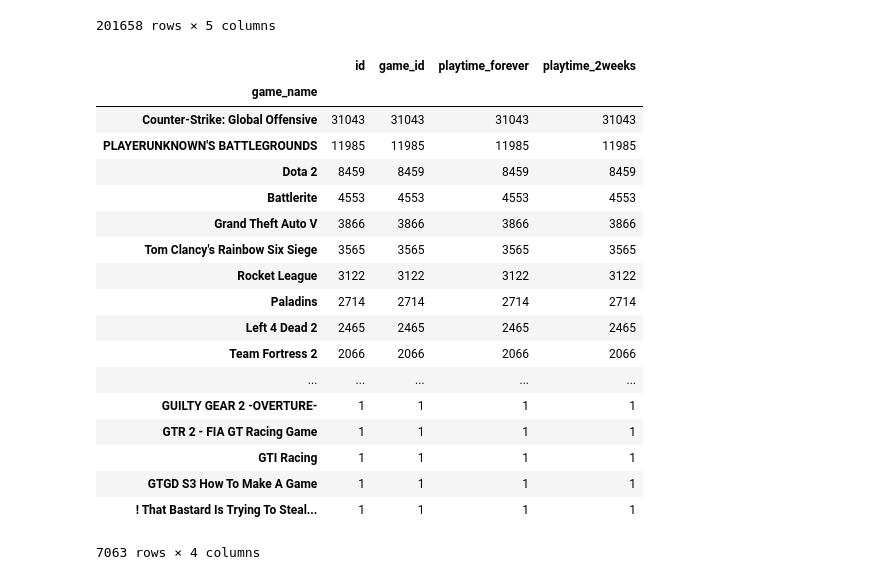
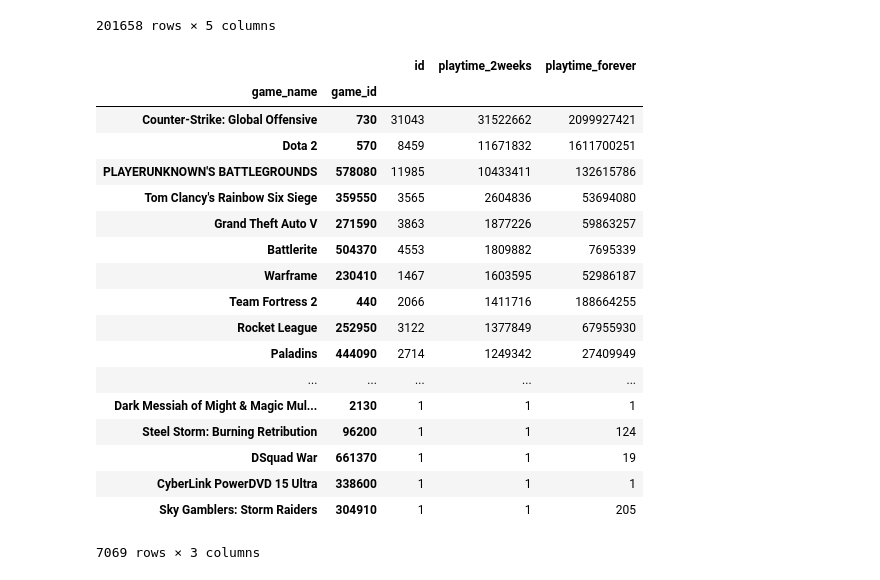
Before and after one commit to if1015-datascience-ufpe/2017-2-projeto-hbcj-lfp2, a Jupyter notebook: Projeto.ipynb, the cells around one changed output. Cells and saved outputs as stored; diff of their text form; code cells hidden in the pictures.

Commit message:
Fixing playtime

```diff
--- a/Projeto.ipynb
+++ b/Projeto.ipynb
@@ -242,10 +208,13 @@ dataGames2
 # %%
-dataGames = pd.read_csv('dataGames.csv')
+#dataGames = pd.read_csv('dataGames.csv')
+#i = 0;
+#dataGames.drop(dataGames.columns[i], axis = 1, inplace=True)
+#frames = [dataGames, dataGames2]
+#dataGames3 = pd.concat(frames,  ignore_index=True).drop_duplicates().reset_index(drop=True)
+dataGames = pd.read_csv('dataGames3.csv')
 i = 0;
 dataGames.drop(dataGames.columns[i], axis = 1, inplace=True)
-frames = [dataGames, dataGames2]
-dataGames3 = pd.concat(frames,  ignore_index=True).drop_duplicates().reset_index(drop=True)
-dataGames3
+dataGames.reset_index(drop=True)
 # %% [output]
 |  | id | game_name | game_id | playtime_forever | playtime_2weeks |
 | 0 | 76561198039897871 | Team Fortress 2 | 440 | 70067 | 357 |
@@ -265,26 +234,27 @@ dataGames3
 | 201656 | 76561198272070023 | Poker Night at the Inventory | 31280 | 43 | 43 |
 | 201657 | 76561198272070023 | Battlerite | 504370 | 26 | 18 |
 201658 rows × 5 columns
-# %%
-dataCount = dataGames3.groupby('game_name').count().sort_values(['game_id'], ascending=[False])
-dataCount
-# %% [output]
-|  | id | game_id | playtime_forever | playtime_2weeks |
-| game_name |  |  |  |  |
-| Counter-Strike: Global Offensive | 31043 | 31043 | 31043 | 31043 |
-| PLAYERUNKNOWN'S BATTLEGROUNDS | 11985 | 11985 | 11985 | 11985 |
-| Dota 2 | 8459 | 8459 | 8459 | 8459 |
-| Battlerite | 4553 | 4553 | 4553 | 4553 |
-| Grand Theft Auto V | 3866 | 3866 | 3866 | 3866 |
-| Tom Clancy's Rainbow Six Siege | 3565 | 3565 | 3565 | 3565 |
-| Rocket League | 3122 | 3122 | 3122 | 3122 |
-| Paladins | 2714 | 2714 | 2714 | 2714 |
-| Left 4 Dead 2 | 2465 | 2465 | 2465 | 2465 |
-| Team Fortress 2 | 2066 | 2066 | 2066 | 2066 |
-| ... | ... | ... | ... | ... |
-| GUILTY GEAR 2 -OVERTURE- | 1 | 1 | 1 | 1 |
-| GTR 2 - FIA GT Racing Game | 1 | 1 | 1 | 1 |
-| GTI Racing | 1 | 1 | 1 | 1 |
-| GTGD S3 How To Make A Game | 1 | 1 | 1 | 1 |
-| ! That Bastard Is Trying To Steal... | 1 | 1 | 1 | 1 |
-7063 rows × 4 columns
+# %%
+dataCount = dataGames.groupby(['game_name', 'game_id']).agg({"playtime_2weeks": np.sum, "id": pd.Series.nunique, "playtime_forever": np.sum}).sort_values(['playtime_2weeks'], ascending=[False])
+listId = dataCount.index.get_level_values(1).tolist()
+dataCount
+# %% [output]
+|  |  | id | playtime_2weeks | playtime_forever |
+| game_name | game_id |  |  |  |
+| Counter-Strike: Global Offensive | 730 | 31043 | 31522662 | 2099927421 |
+| Dota 2 | 570 | 8459 | 11671832 | 1611700251 |
+| PLAYERUNKNOWN'S BATTLEGROUNDS | 578080 | 11985 | 10433411 | 132615786 |
+| Tom Clancy's Rainbow Six Siege | 359550 | 3565 | 2604836 | 53694080 |
+| Grand Theft Auto V | 271590 | 3863 | 1877226 | 59863257 |
+| Battlerite | 504370 | 4553 | 1809882 | 7695339 |
+| Warframe | 230410 | 1467 | 1603595 | 52986187 |
+| Team Fortress 2 | 440 | 2066 | 1411716 | 188664255 |
+| Rocket League | 252950 | 3122 | 1377849 | 67955930 |
+| Paladins | 444090 | 2714 | 1249342 | 27409949 |
+| ... | ... | ... | ... | ... |
+| Dark Messiah of Might & Magic Mul... | 2130 | 1 | 1 | 1 |
+| Steel Storm: Burning Retribution | 96200 | 1 | 1 | 124 |
+| DSquad War | 661370 | 1 | 1 | 19 |
+| CyberLink PowerDVD 15 Ultra | 338600 | 1 | 1 | 1 |
+| Sky Gamblers: Storm Raiders | 304910 | 1 | 1 | 205 |
+7069 rows × 3 columns
```
Also changed, not shown: parts of 4 cells of this notebook.
